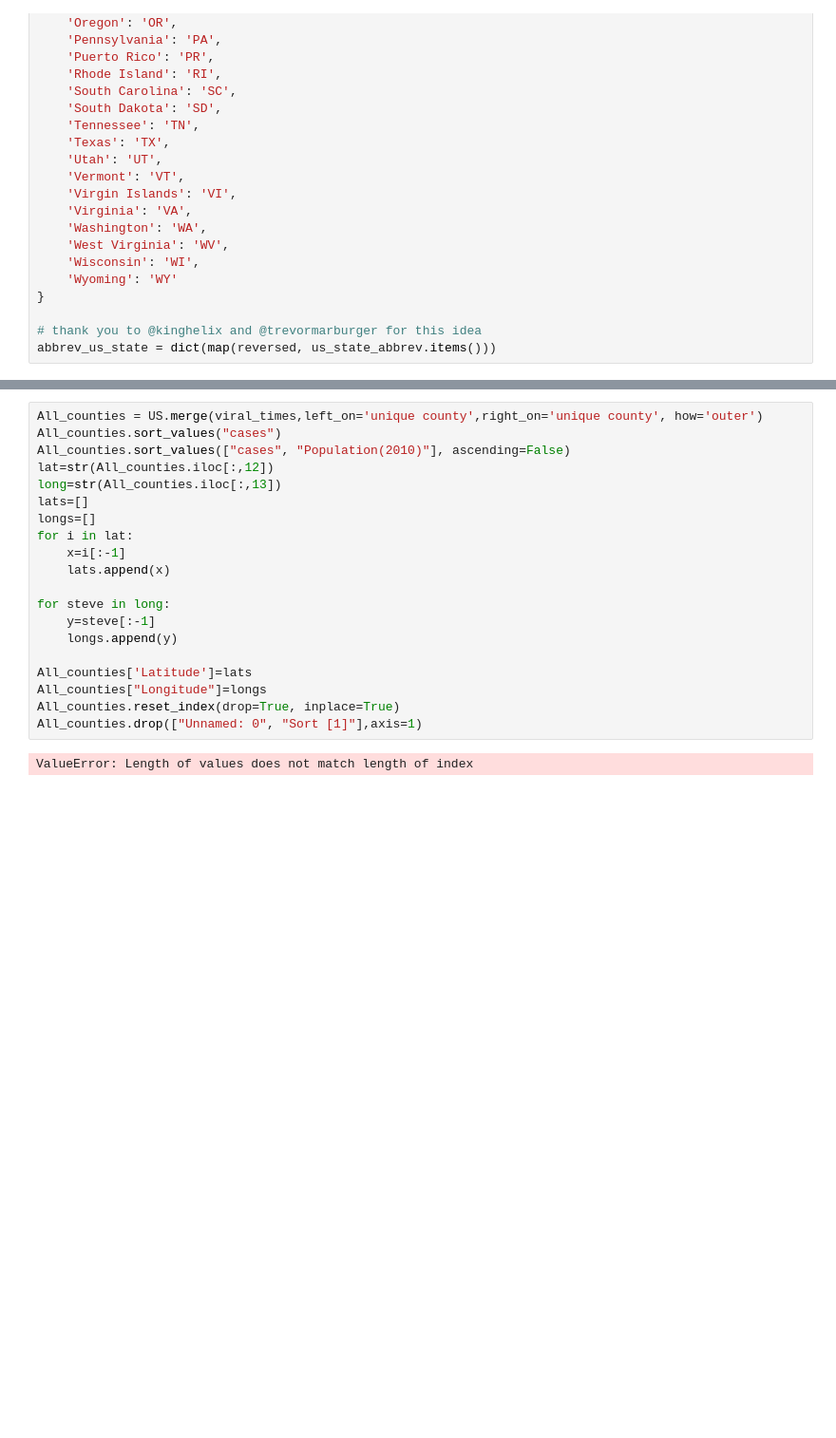
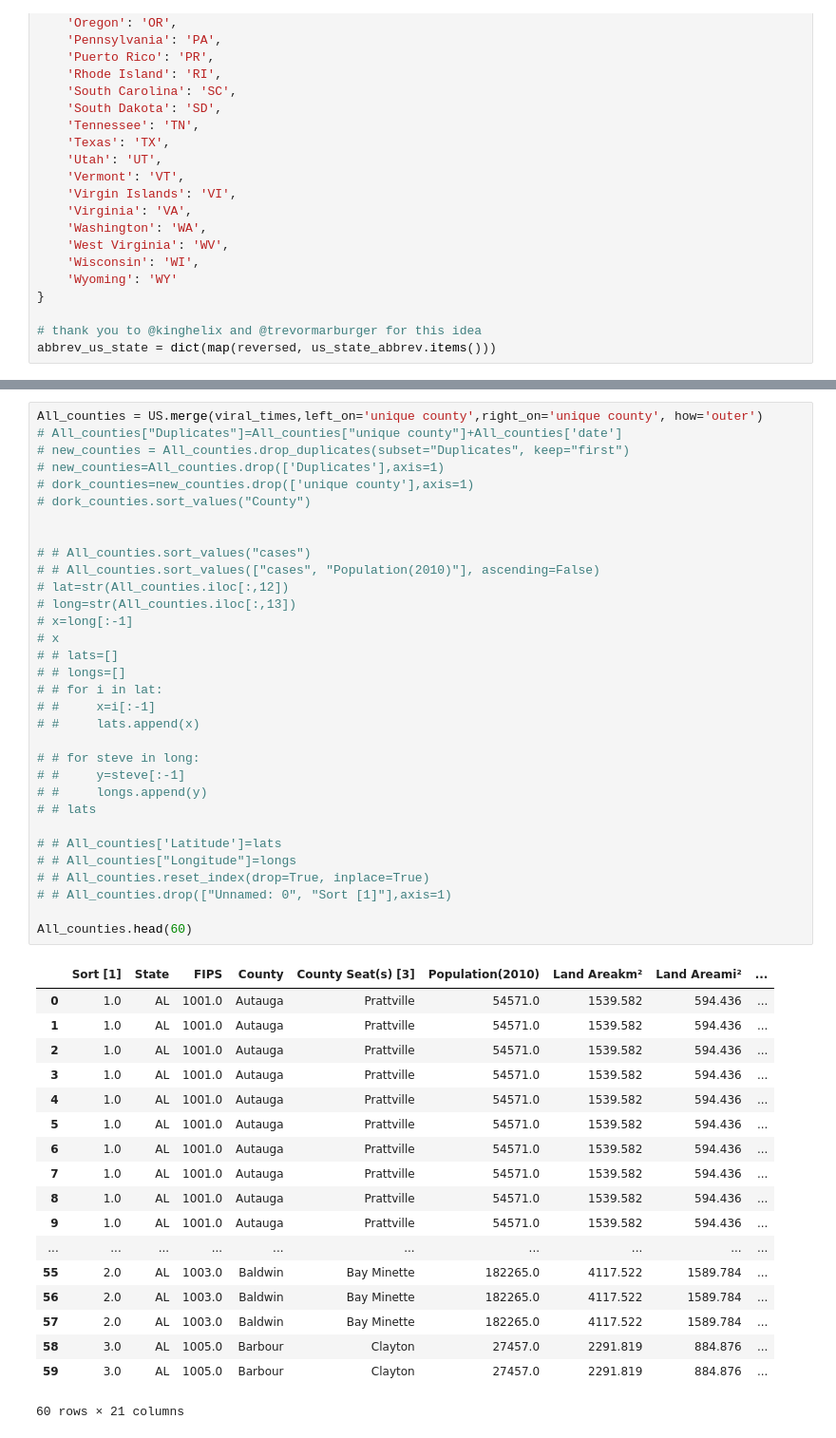
Before and after one commit to clayfranklin/Coronavirus, a Jupyter notebook: Covid_predictions/TN/notebooks/US_counties.ipynb, the cells around one changed output, grey strips where cells are left out. Shown at 95% size. Cells and saved outputs as stored; diff of their text form; blank space fills up the shorter version.

```diff
--- a/Covid_predictions/TN/notebooks/US_counties.ipynb
+++ b/Covid_predictions/TN/notebooks/US_counties.ipynb
@@ -145,22 +190,51 @@ US
 # %%
 All_counties = US.merge(viral_times,left_on='unique county',right_on='unique county', how='outer')
-All_counties.sort_values("cases")
-All_counties.sort_values(["cases", "Population(2010)"], ascending=False)
-lat=str(All_counties.iloc[:,12])
-long=str(All_counties.iloc[:,13])
-lats=[]
-longs=[]
-for i in lat:
-    x=i[:-1]
-    lats.append(x)
+# All_counties["Duplicates"]=All_counties["unique county"]+All_counties['date']
+# new_counties = All_counties.drop_duplicates(subset="Duplicates", keep="first")
+# new_counties=All_counties.drop(['Duplicates'],axis=1)
+# dork_counties=new_counties.drop(['unique county'],axis=1)
+# dork_counties.sort_values("County")
 
-for steve in long:
-    y=steve[:-1]
-    longs.append(y)
 
-All_counties['Latitude']=lats
-All_counties["Longitude"]=longs
-All_counties.reset_index(drop=True, inplace=True)
-All_counties.drop(["Unnamed: 0", "Sort [1]"],axis=1)
+# # All_counties.sort_values("cases")
+# # All_counties.sort_values(["cases", "Population(2010)"], ascending=False)
+# lat=str(All_counties.iloc[:,12])
+# long=str(All_counties.iloc[:,13])
+# x=long[:-1]
+# x
+# # lats=[]
+# # longs=[]
+# # for i in lat:
+# #     x=i[:-1]
+# #     lats.append(x)
+
+# # for steve in long:
+# #     y=steve[:-1]
+# #     longs.append(y)
+# # lats
+
+# # All_counties['Latitude']=lats
+# # All_counties["Longitude"]=longs
+# # All_counties.reset_index(drop=True, inplace=True)
+# # All_counties.drop(["Unnamed: 0", "Sort [1]"],axis=1)
+
+All_counties.head(60)
 # %% [output]
+|  | Sort [1] | State | FIPS | County | County Seat(s) [3] | Population(2010) | Land Areakm² | Land Areami² | ... |
+| 0 | 1.0 | AL | 1001.0 | Autauga | Prattville | 54571.0 | 1539.582 | 594.436 | ... |
+| 1 | 1.0 | AL | 1001.0 | Autauga | Prattville | 54571.0 | 1539.582 | 594.436 | ... |
+| 2 | 1.0 | AL | 1001.0 | Autauga | Prattville | 54571.0 | 1539.582 | 594.436 | ... |
+| 3 | 1.0 | AL | 1001.0 | Autauga | Prattville | 54571.0 | 1539.582 | 594.436 | ... |
+| 4 | 1.0 | AL | 1001.0 | Autauga | Prattville | 54571.0 | 1539.582 | 594.436 | ... |
+| 5 | 1.0 | AL | 1001.0 | Autauga | Prattville | 54571.0 | 1539.582 | 594.436 | ... |
+| 6 | 1.0 | AL | 1001.0 | Autauga | Prattville | 54571.0 | 1539.582 | 594.436 | ... |
+| 7 | 1.0 | AL | 1001.0 | Autauga | Prattville | 54571.0 | 1539.582 | 594.436 | ... |
+| 8 | 1.0 | AL | 1001.0 | Autauga | Prattville | 54571.0 | 1539.582 | 594.436 | ... |
+| 9 | 1.0 | AL | 1001.0 | Autauga | Prattville | 54571.0 | 1539.582 | 594.436 | ... |
+| ... | ... | ... | ... | ... | ... | ... | ... | ... | ... |
+| 55 | 2.0 | AL | 1003.0 | Baldwin | Bay Minette | 182265.0 | 4117.522 | 1589.784 | ... |
+| 56 | 2.0 | AL | 1003.0 | Baldwin | Bay Minette | 182265.0 | 4117.522 | 1589.784 | ... |
+| 57 | 2.0 | AL | 1003.0 | Baldwin | Bay Minette | 182265.0 | 4117.522 | 1589.784 | ... |
+| 58 | 3.0 | AL | 1005.0 | Barbour | Clayton | 27457.0 | 2291.819 | 884.876 | ... |
+| 59 | 3.0 | AL | 1005.0 | Barbour | Clayton | 27457.0 | 2291.819 | 884.876 | ... |
-ValueError: Length of values does not match length of index
+60 rows × 21 columns
```
Also changed, not shown: parts of 11 cells of this notebook, 21 other files.
